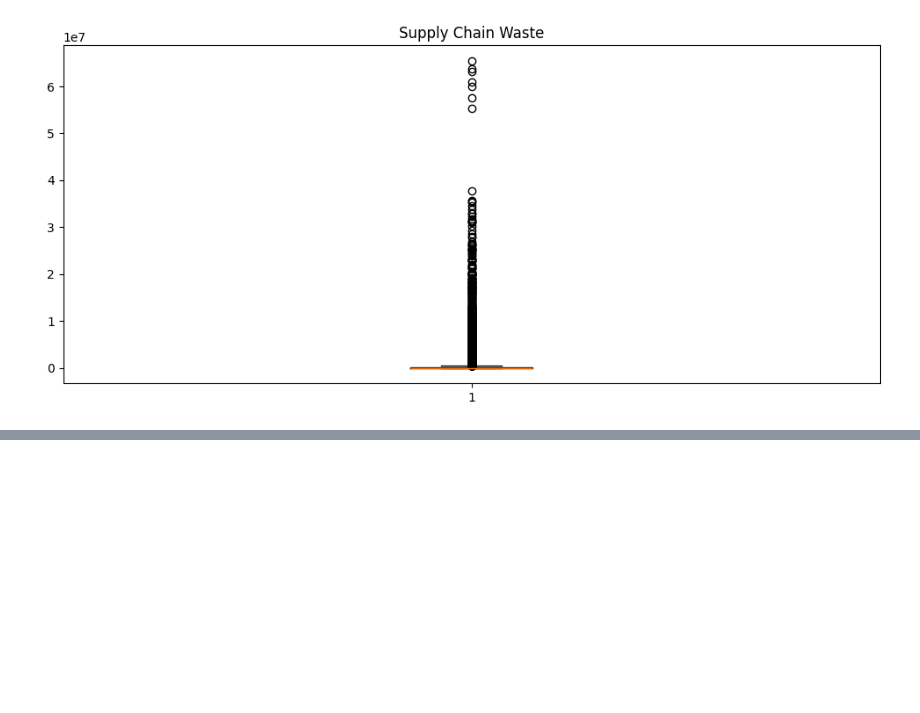
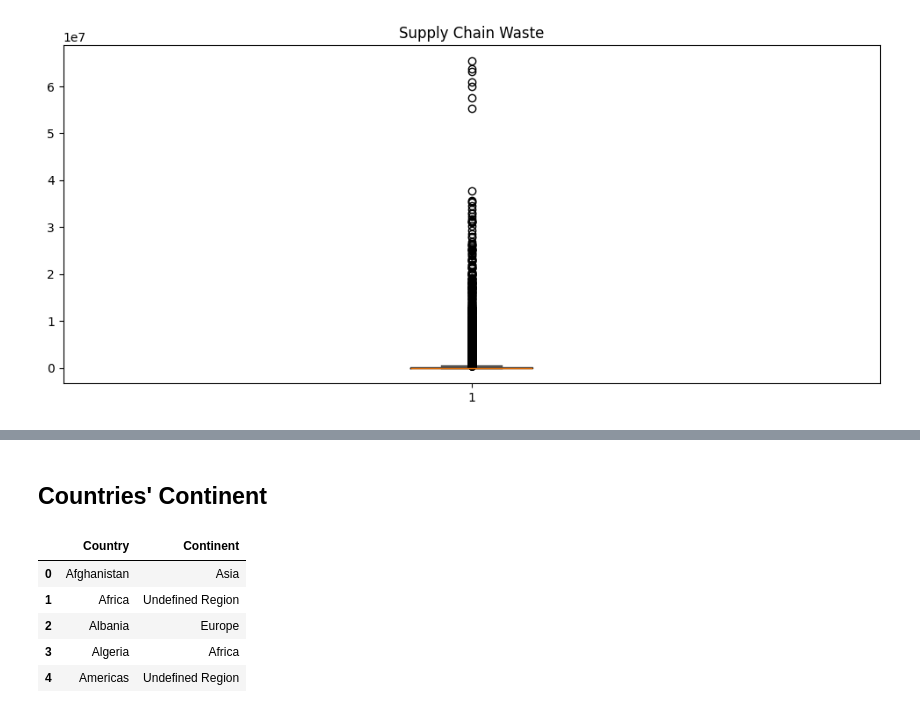
Before and after one commit to OrbitGNX/2-Food-Supply-Chain-Waste---Data-Analytics, a Jupyter notebook: food-supply-chain-waste-da.ipynb, the cells around one changed output, grey strips where cells are left out. Cells and saved outputs as stored; diff of their text form; code cells hidden in the pictures; blank space fills up the shorter version.

```diff
--- a/food-supply-chain-waste-da.ipynb
+++ b/food-supply-chain-waste-da.ipynb
@@ -308,0 +389,2 @@ plt.show()
+# %% [markdown]
+## Countries' Continent
@@ -308,0 +396,12 @@ plt.show()
+# %%
+# Continents provided by ChatGPT
+list_continent = pd.read_csv(r"raw\list-continent.csv",
+                             delimiter=",")
+list_continent.head()
+# %% [output]
+|  | Country | Continent |
+| 0 | Afghanistan | Asia |
+| 1 | Africa | Undefined Region |
+| 2 | Albania | Europe |
+| 3 | Algeria | Africa |
+| 4 | Americas | Undefined Region |
```
Also changed, not shown: parts of 14 cells of this notebook, 5 other files.
